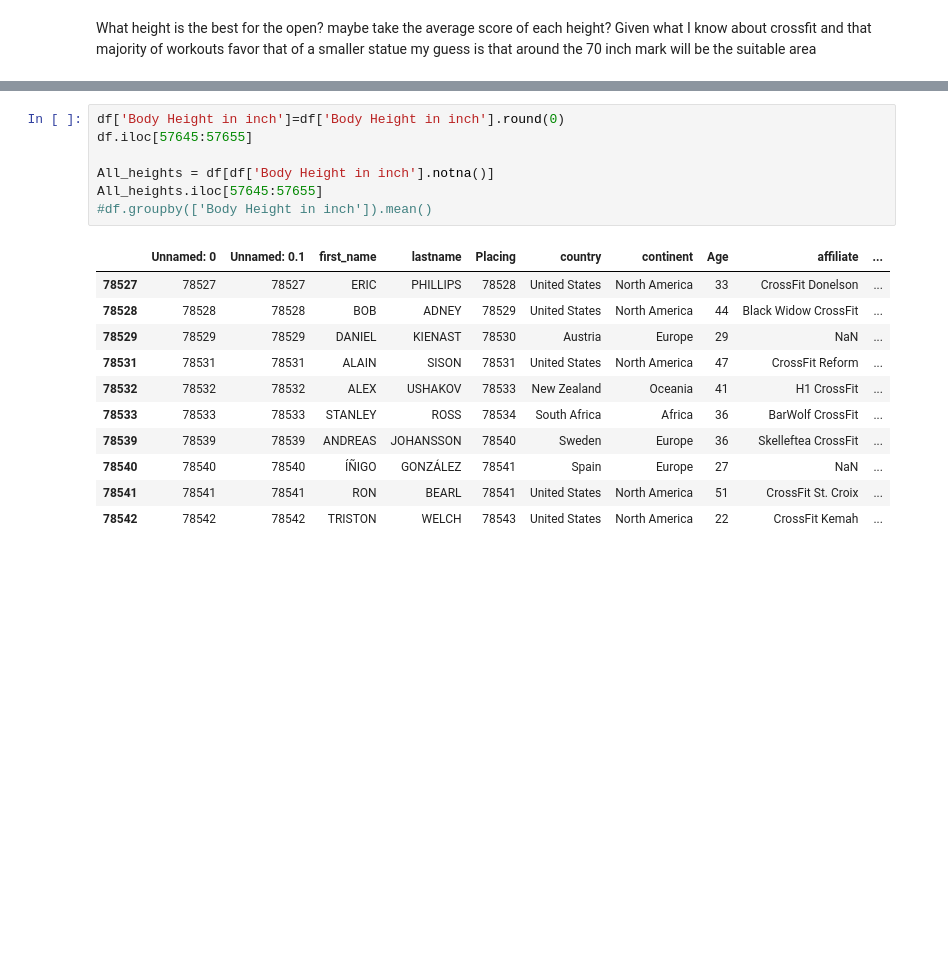
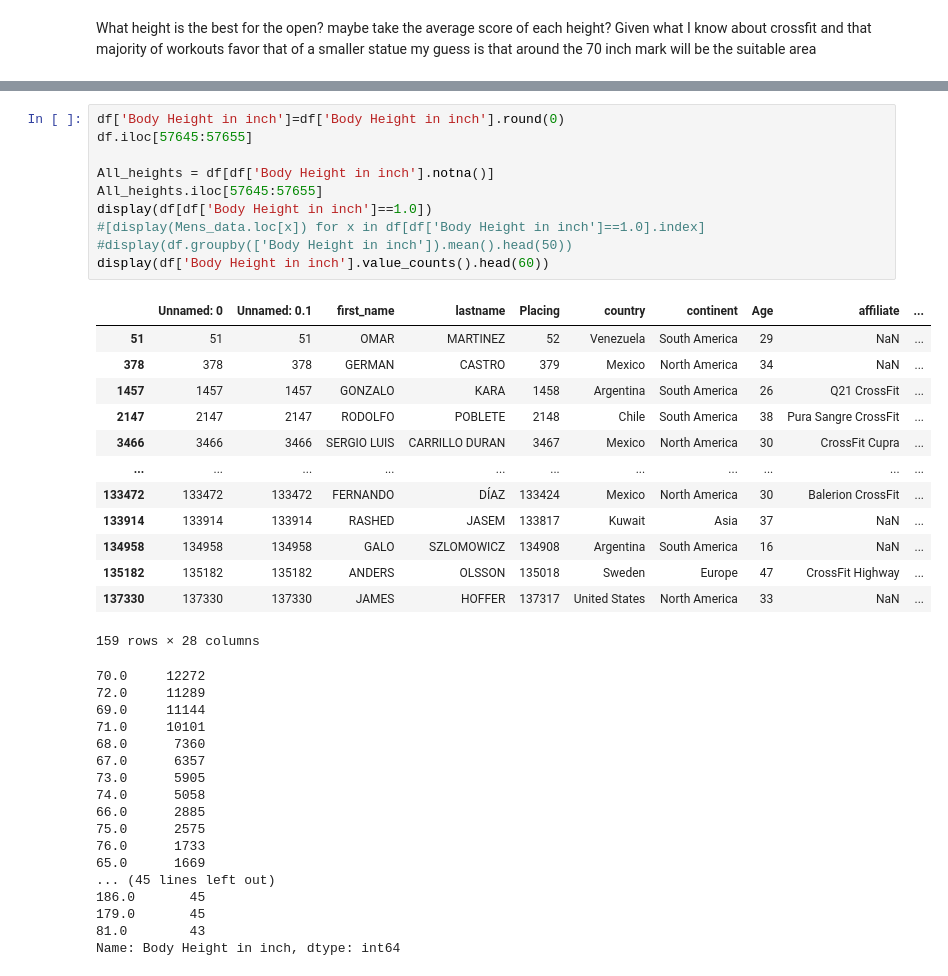
Before and after one commit to BranchManager/MatPlotLib, a Jupyter notebook: assignments/Untitled1.ipynb, the cells around one changed output, grey strips where cells are left out. Cells and saved outputs as stored; diff of their text form; blank space fills up the shorter version.

Commit message:
more data analysing

```diff
--- a/assignments/Untitled1.ipynb
+++ b/assignments/Untitled1.ipynb
@@ -28,19 +29,41 @@ display(df.head(10))
 # %%
 df['Body Height in inch']=df['Body Height in inch'].round(0)
 df.iloc[57645:57655]
 
 All_heights = df[df['Body Height in inch'].notna()]
 All_heights.iloc[57645:57655]
-#df.groupby(['Body Height in inch']).mean()
+display(df[df['Body Height in inch']==1.0])
+#[display(Mens_data.loc[x]) for x in df[df['Body Height in inch']==1.0].index]
+#display(df.groupby(['Body Height in inch']).mean().head(50))
+display(df['Body Height in inch'].value_counts().head(60))
 # %% [output]
 |  | Unnamed: 0 | Unnamed: 0.1 | first_name | lastname | Placing | country | continent | Age | affiliate | ... |
-| 78527 | 78527 | 78527 | ERIC | PHILLIPS | 78528 | United States | North America | 33 | CrossFit Donelson | ... |
-| 78528 | 78528 | 78528 | BOB | ADNEY | 78529 | United States | North America | 44 | Black Widow CrossFit | ... |
-| 78529 | 78529 | 78529 | DANIEL | KIENAST | 78530 | Austria | Europe | 29 | NaN | ... |
-| 78531 | 78531 | 78531 | ALAIN | SISON | 78531 | United States | North America | 47 | CrossFit Reform | ... |
-| 78532 | 78532 | 78532 | ALEX | USHAKOV | 78533 | New Zealand | Oceania | 41 | H1 CrossFit | ... |
-| 78533 | 78533 | 78533 | STANLEY | ROSS | 78534 | South Africa | Africa | 36 | BarWolf CrossFit | ... |
-| 78539 | 78539 | 78539 | ANDREAS | JOHANSSON | 78540 | Sweden | Europe | 36 | Skelleftea CrossFit | ... |
-| 78540 | 78540 | 78540 | ÍÑIGO | GONZÁLEZ | 78541 | Spain | Europe | 27 | NaN | ... |
-| 78541 | 78541 | 78541 | RON | BEARL | 78541 | United States | North America | 51 | CrossFit St. Croix | ... |
-| 78542 | 78542 | 78542 | TRISTON | WELCH | 78543 | United States | North America | 22 | CrossFit Kemah | ... |
+| 51 | 51 | 51 | OMAR | MARTINEZ | 52 | Venezuela | South America | 29 | NaN | ... |
+| 378 | 378 | 378 | GERMAN | CASTRO | 379 | Mexico | North America | 34 | NaN | ... |
+| 1457 | 1457 | 1457 | GONZALO | KARA | 1458 | Argentina | South America | 26 | Q21 CrossFit | ... |
+| 2147 | 2147 | 2147 | RODOLFO | POBLETE | 2148 | Chile | South America | 38 | Pura Sangre CrossFit | ... |
+| 3466 | 3466 | 3466 | SERGIO LUIS | CARRILLO DURAN | 3467 | Mexico | North America | 30 | CrossFit Cupra | ... |
+| ... | ... | ... | ... | ... | ... | ... | ... | ... | ... | ... |
+| 133472 | 133472 | 133472 | FERNANDO | DÍAZ | 133424 | Mexico | North America | 30 | Balerion CrossFit | ... |
+| 133914 | 133914 | 133914 | RASHED | JASEM | 133817 | Kuwait | Asia | 37 | NaN | ... |
+| 134958 | 134958 | 134958 | GALO | SZLOMOWICZ | 134908 | Argentina | South America | 16 | NaN | ... |
+| 135182 | 135182 | 135182 | ANDERS | OLSSON | 135018 | Sweden | Europe | 47 | CrossFit Highway | ... |
+| 137330 | 137330 | 137330 | JAMES | HOFFER | 137317 | United States | North America | 33 | NaN | ... |
+159 rows × 28 columns
+70.0     12272
+72.0     11289
+69.0     11144
+71.0     10101
+68.0      7360
+67.0      6357
+73.0      5905
+74.0      5058
+66.0      2885
+75.0      2575
+76.0      1733
+65.0      1669
+... (45 lines left out)
+186.0       45
+179.0       45
+81.0        43
+Name: Body Height in inch, dtype: int64
```
Also changed, not shown: parts of 1 cell of this notebook.
